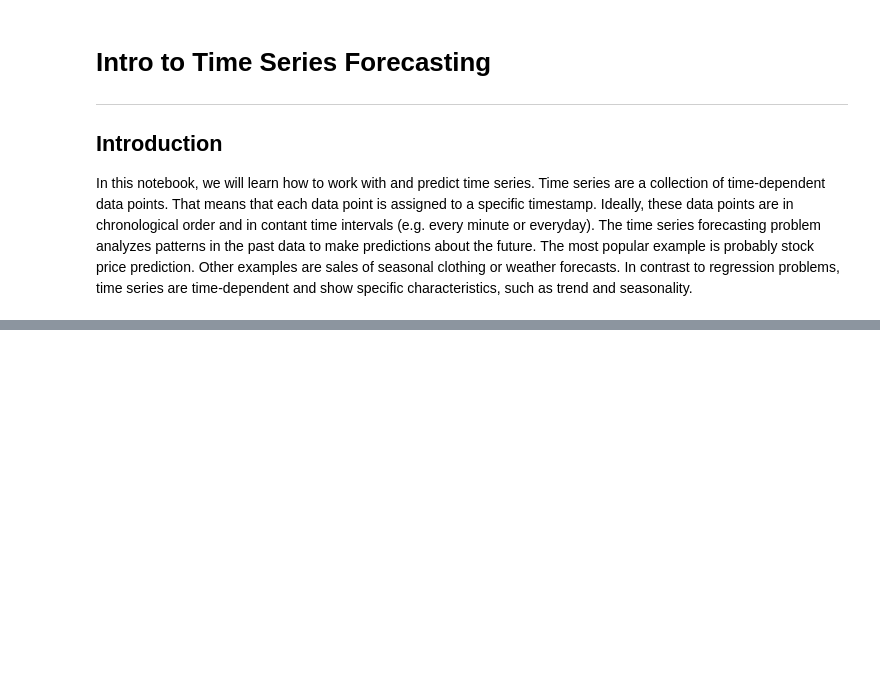
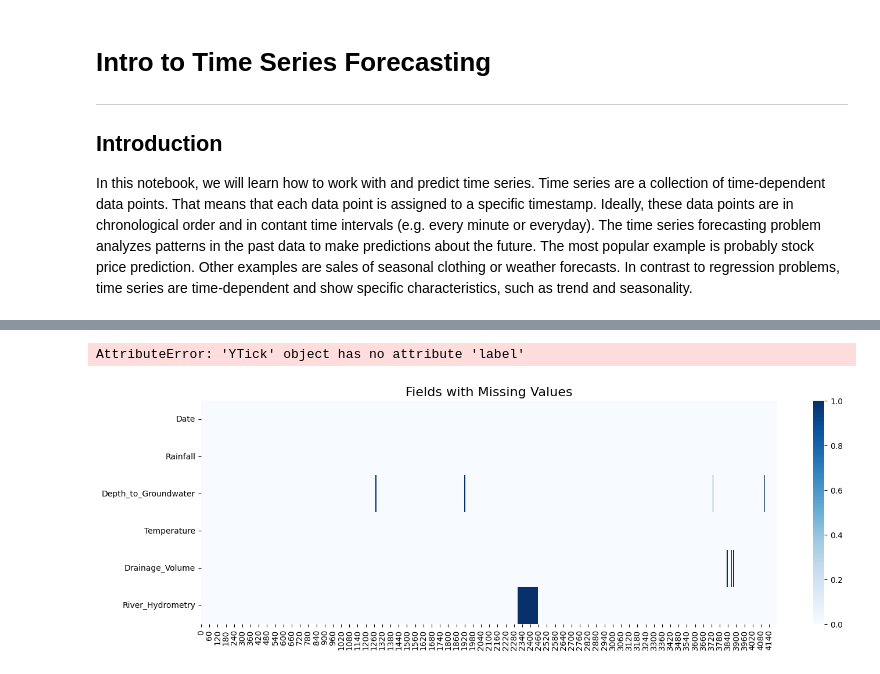
Before and after one commit to sulaiman-shamasna/Introduction-to-Time-series-Forecasting, a Jupyter notebook: notebook_one.ipynb, the cells around one changed output, grey strips where cells are left out. Drawn from its saved outputs; the diff is of its cells as text; code cells hidden in the pictures; blank space fills up the shorter version.

```diff
--- a/notebook_one.ipynb
+++ b/notebook_one.ipynb
@@ -33,0 +208,12 @@ df.head()
+# %%
+f, ax = plt.subplots(nrows=1, ncols=1, figsize=(16,5))
+sns.heatmap(df.T.isna(), cmap='Blues')
+ax.set_title('Fields with Missing Values', fontsize=16)
+#for tick in ax.xaxis.get_major_ticks():
+#    tick.label.set_fontsize(14)
+for tick in ax.yaxis.get_major_ticks():
+    tick.label.set_fontsize(14)
+plt.show()
+# %% [output]
+AttributeError: 'YTick' object has no attribute 'label'
+[figure, added]
```
Also changed, not shown: parts of 8 cells of this notebook.
